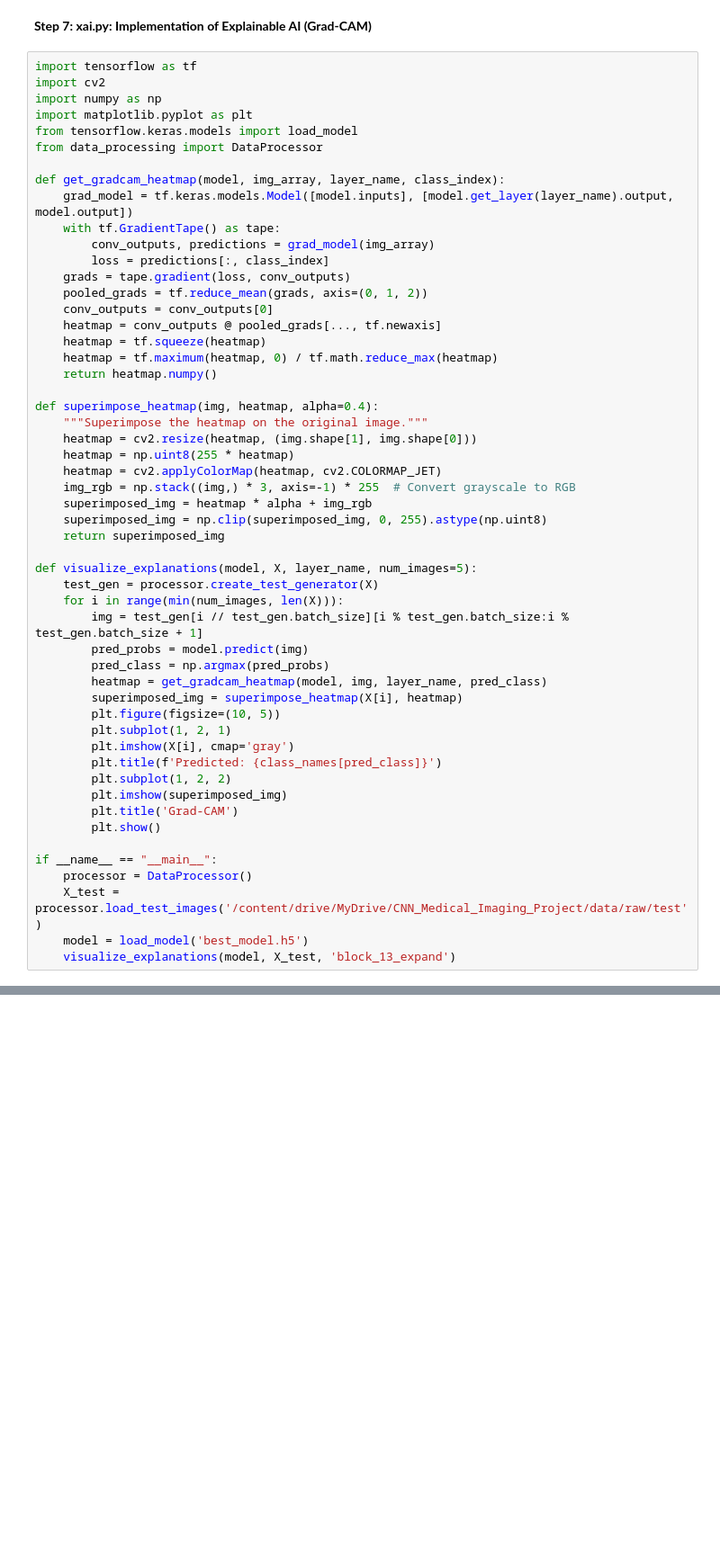
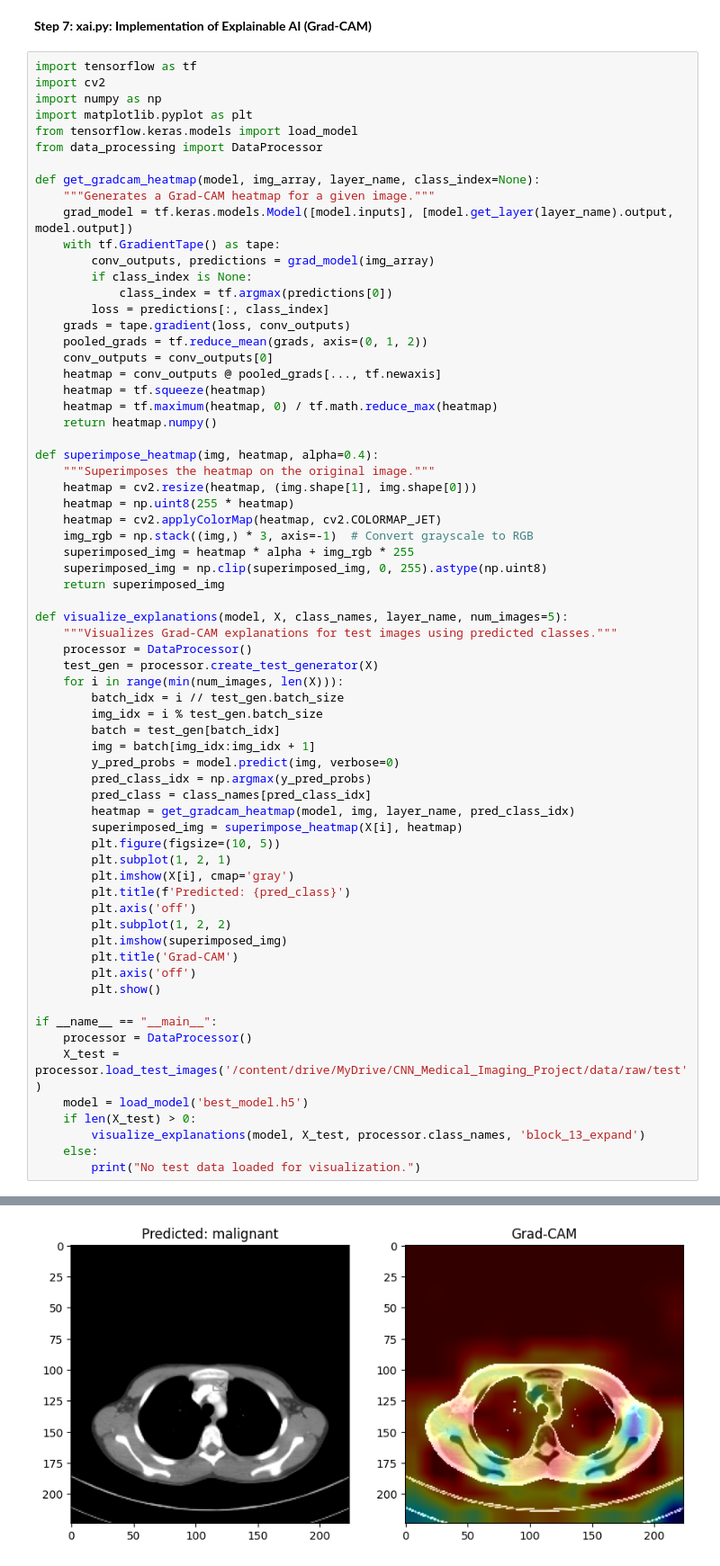
Before and after one commit to tatendatobaiwa/cnn, a Jupyter notebook: CNN_Medical_Imaging_Project.ipynb, the cells around one changed output, grey strips where cells are left out. Shown at 90% size. Drawn from its saved outputs; the diff is of its cells as text; blank space fills up the shorter version.

```diff
--- a/CNN_Medical_Imaging_Project.ipynb
+++ b/CNN_Medical_Imaging_Project.ipynb
@@ -382,10 +403,13 @@ import matplotlib.pyplot as plt
 from tensorflow.keras.models import load_model
 from data_processing import DataProcessor
 
-def get_gradcam_heatmap(model, img_array, layer_name, class_index):
+def get_gradcam_heatmap(model, img_array, layer_name, class_index=None):
+    """Generates a Grad-CAM heatmap for a given image."""
     grad_model = tf.keras.models.Model([model.inputs], [model.get_layer(layer_name).output, model.output])
     with tf.GradientTape() as tape:
         conv_outputs, predictions = grad_model(img_array)
+        if class_index is None:
+            class_index = tf.argmax(predictions[0])
         loss = predictions[:, class_index]
     grads = tape.gradient(loss, conv_outputs)
     pooled_grads = tf.reduce_mean(grads, axis=(0, 1, 2))
@@ -396,34 +420,46 @@ def get_gradcam_heatmap(model, img_array, layer_name, class_index):
     return heatmap.numpy()
 
 def superimpose_heatmap(img, heatmap, alpha=0.4):
-    """Superimpose the heatmap on the original image."""
+    """Superimposes the heatmap on the original image."""
     heatmap = cv2.resize(heatmap, (img.shape[1], img.shape[0]))
     heatmap = np.uint8(255 * heatmap)
     heatmap = cv2.applyColorMap(heatmap, cv2.COLORMAP_JET)
-    img_rgb = np.stack((img,) * 3, axis=-1) * 255  # Convert grayscale to RGB
-    superimposed_img = heatmap * alpha + img_rgb
+    img_rgb = np.stack((img,) * 3, axis=-1)  # Convert grayscale to RGB
+    superimposed_img = heatmap * alpha + img_rgb * 255
     superimposed_img = np.clip(superimposed_img, 0, 255).astype(np.uint8)
     return superimposed_img
 
-def visualize_explanations(model, X, layer_name, num_images=5):
+def visualize_explanations(model, X, class_names, layer_name, num_images=5):
+    """Visualizes Grad-CAM explanations for test images using predicted classes."""
+    processor = DataProcessor()
     test_gen = processor.create_test_generator(X)
     for i in range(min(num_images, len(X))):
-        img = test_gen[i // test_gen.batch_size][i % test_gen.batch_size:i % test_gen.batch_size + 1]
-        pred_probs = model.predict(img)
-        pred_class = np.argmax(pred_probs)
-        heatmap = get_gradcam_heatmap(model, img, layer_name, pred_class)
+        batch_idx = i // test_gen.batch_size
+        img_idx = i % test_gen.batch_size
+        batch = test_gen[batch_idx]
+        img = batch[img_idx:img_idx + 1]
+        y_pred_probs = model.predict(img, verbose=0)
+        pred_class_idx = np.argmax(y_pred_probs)
+        pred_class = class_names[pred_class_idx]
+        heatmap = get_gradcam_heatmap(model, img, layer_name, pred_class_idx)
         superimposed_img = superimpose_heatmap(X[i], heatmap)
         plt.figure(figsize=(10, 5))
         plt.subplot(1, 2, 1)
         plt.imshow(X[i], cmap='gray')
-        plt.title(f'Predicted: {class_names[pred_class]}')
+        plt.title(f'Predicted: {pred_class}')
+        plt.axis('off')
         plt.subplot(1, 2, 2)
         plt.imshow(superimposed_img)
         plt.title('Grad-CAM')
+        plt.axis('off')
         plt.show()
 
 if __name__ == "__main__":
     processor = DataProcessor()
     X_test = processor.load_test_images('/content/drive/MyDrive/CNN_Medical_Imaging_Project/data/raw/test')
     model = load_model('best_model.h5')
-    visualize_explanations(model, X_test, 'block_13_expand')
+    if len(X_test) > 0:
+        visualize_explanations(model, X_test, processor.class_names, 'block_13_expand')
+    else:
+        print("No test data loaded for visualization.")
+# %% [output]
@@ -429,0 +468 @@ if __name__ == "__main__":
+[figure, added]
```
Also changed, not shown: parts of 7 cells of this notebook.
